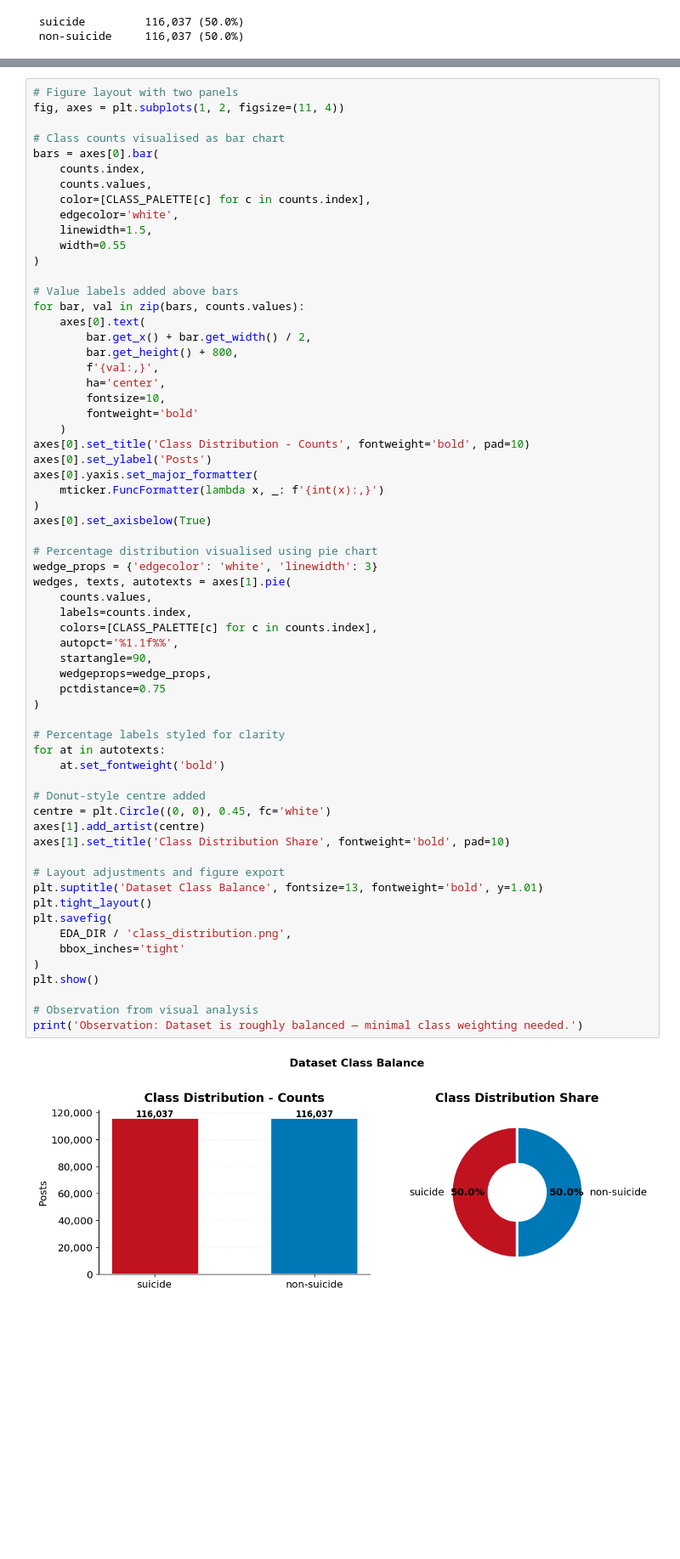
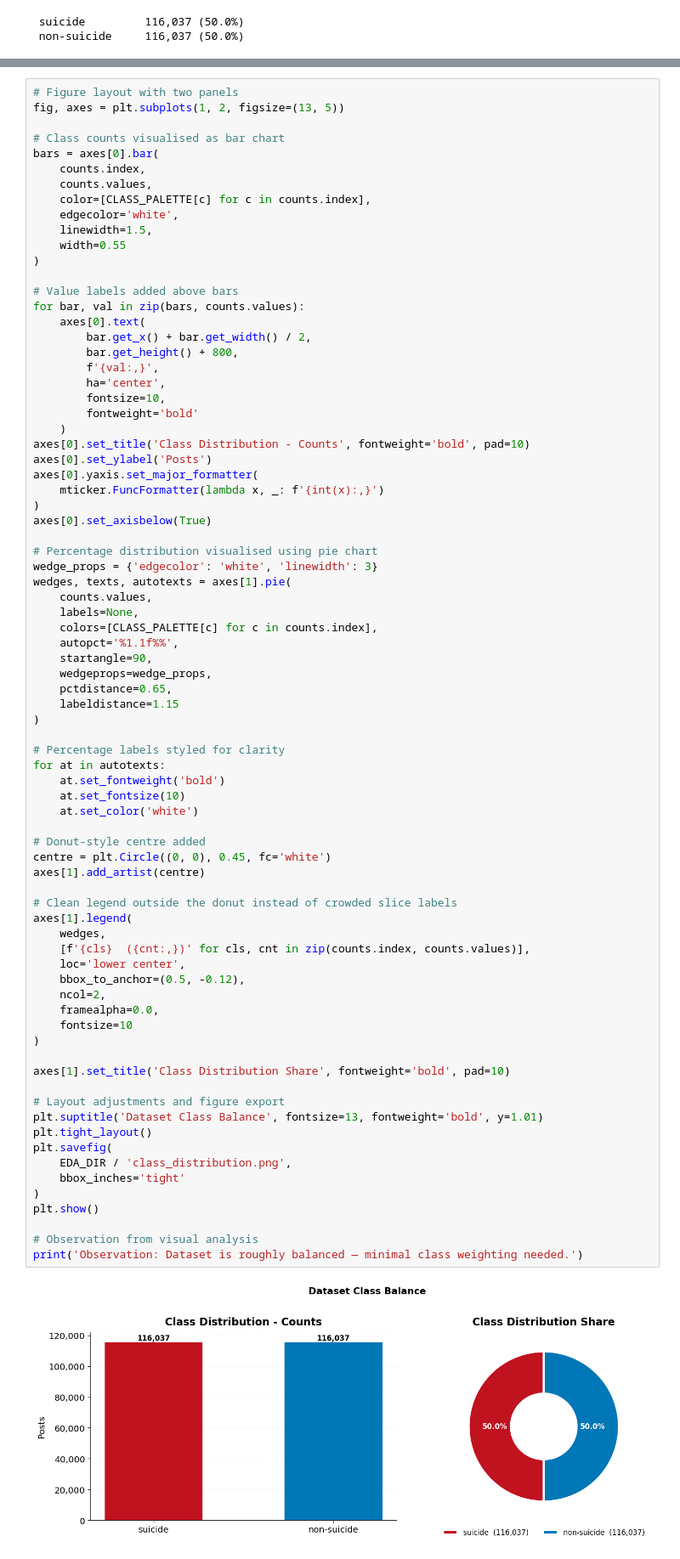
Before and after one commit to latika-sisodiya/depression_detection_nlp_project, a Jupyter notebook: notebooks/1_exploratory_data_analysis.ipynb, the cells around one changed output, grey strips where cells are left out. Shown at 85% size. Drawn from its saved outputs; the diff is of its cells as text; blank space fills up the shorter version.

```diff
--- a/notebooks/1_exploratory_data_analysis.ipynb
+++ b/notebooks/1_exploratory_data_analysis.ipynb
@@ -125,7 +125,7 @@ A bar chart illustrates the count of instances per class, while a pie chart high
 The visual evidence indicates that the dataset is reasonably balanced, suggesting that additional corrective measures such as class weighting are not immediately necessary.
 # %%
 # Figure layout with two panels
-fig, axes = plt.subplots(1, 2, figsize=(11, 4))
+fig, axes = plt.subplots(1, 2, figsize=(13, 5))
 
 # Class counts visualised as bar chart
 bars = axes[0].bar(
@@ -158,36 +158,51 @@ axes[0].set_axisbelow(True)
 wedge_props = {'edgecolor': 'white', 'linewidth': 3}
 wedges, texts, autotexts = axes[1].pie(
     counts.values,
-    labels=counts.index,
+    labels=None,
     colors=[CLASS_PALETTE[c] for c in counts.index],
     autopct='%1.1f%%',
     startangle=90,
     wedgeprops=wedge_props,
-    pctdistance=0.75
+    pctdistance=0.65,
+    labeldistance=1.15
 )
 
 # Percentage labels styled for clarity
 for at in autotexts:
     at.set_fontweight('bold')
+    at.set_fontsize(10)
+    at.set_color('white')
 
 # Donut-style centre added
 centre = plt.Circle((0, 0), 0.45, fc='white')
 axes[1].add_artist(centre)
+
+# Clean legend outside the donut instead of crowded slice labels
+axes[1].legend(
+    wedges,
+    [f'{cls}  ({cnt:,})' for cls, cnt in zip(counts.index, counts.values)],
+    loc='lower center',
+    bbox_to_anchor=(0.5, -0.12),
+    ncol=2,
+    framealpha=0.0,
+    fontsize=10
+)
+
 axes[1].set_title('Class Distribution Share', fontweight='bold', pad=10)
 
 # Layout adjustments and figure export
 plt.suptitle('Dataset Class Balance', fontsize=13, fontweight='bold', y=1.01)
 plt.tight_layout()
 plt.savefig(
     EDA_DIR / 'class_distribution.png',
     bbox_inches='tight'
 )
 plt.show()
 
 # Observation from visual analysis
 print('Observation: Dataset is roughly balanced — minimal class weighting needed.')
 # %% [output]
-[figure, old version]
+[figure, new version]
 Observation: Dataset is roughly balanced — minimal class weighting needed.
 # %% [markdown]
 ## Text Length Feature Analysis
```
Also changed, not shown: parts of 3 cells of this notebook, 31 other files.
